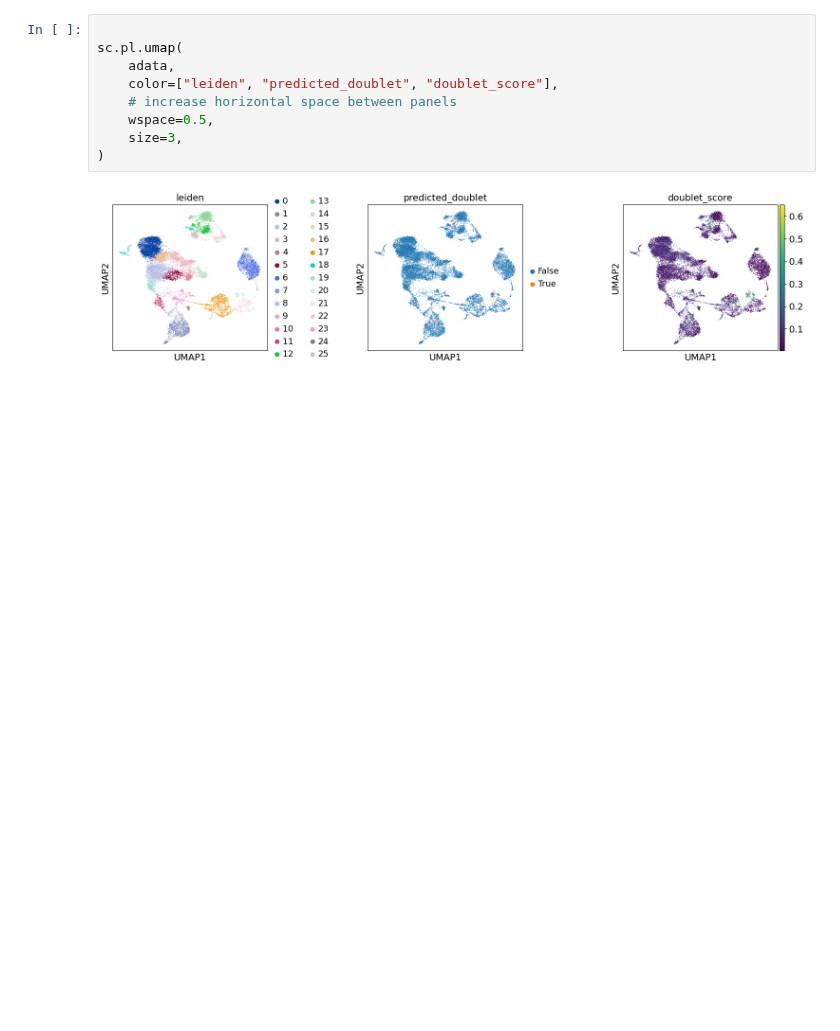
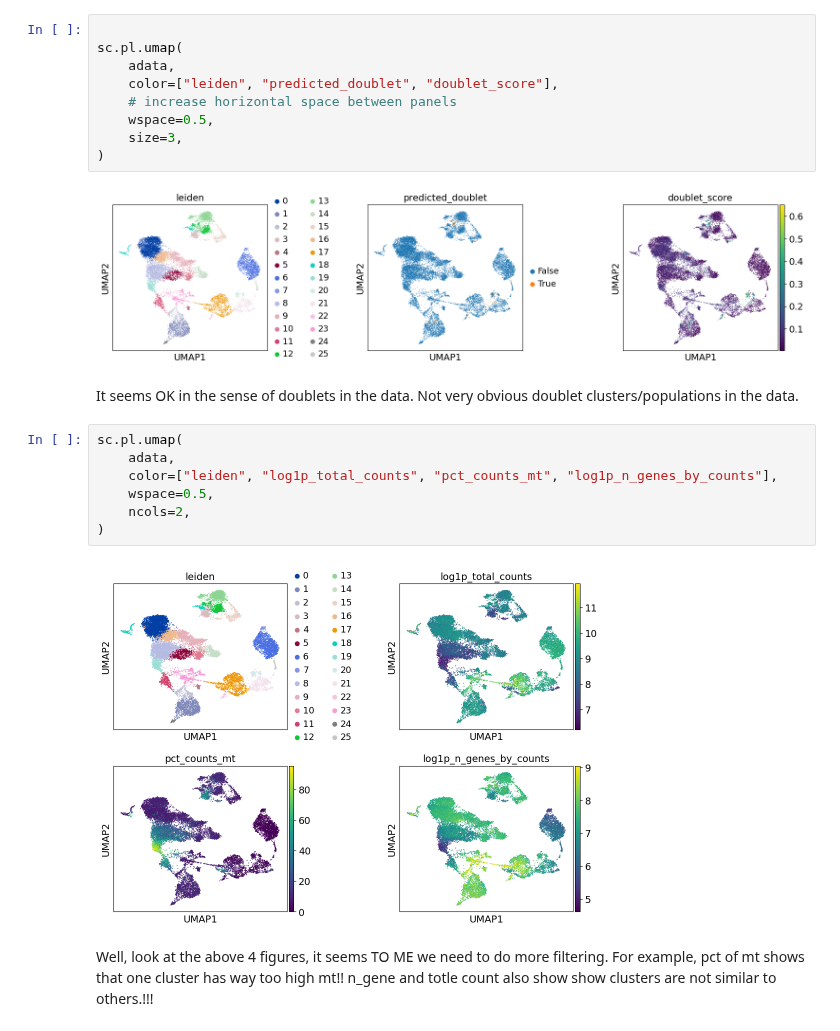
Before and after one commit to ffeng23/vs_pyhton_omics, a Jupyter notebook: scanpy_wfl_2.ipynb, the cells around one changed output. Drawn from its saved outputs; the diff is of its cells as text; blank space fills up the shorter version.

```diff
--- a/scanpy_wfl_2.ipynb
+++ b/scanpy_wfl_2.ipynb
@@ -427,3 +427,16 @@ sc.pl.umap(
 )
 # %% [output]
 [figure]
+# %% [markdown]
+It seems OK in the sense of doublets in the data. Not very obvious doublet clusters/populations in the data.
+# %%
+sc.pl.umap(
+    adata,
+    color=["leiden", "log1p_total_counts", "pct_counts_mt", "log1p_n_genes_by_counts"],
+    wspace=0.5,
+    ncols=2,
+)
+# %% [output]
+[figure, added]
+# %% [markdown]
+Well, look at the above 4 figures, it seems TO ME we need to do more filtering. For example, pct of mt shows that one cluster has way too high mt!! n_gene and totle count also show show clusters are not similar to others.!!!
```
Also changed, not shown: parts of 28 cells of this notebook, 1 other file.
